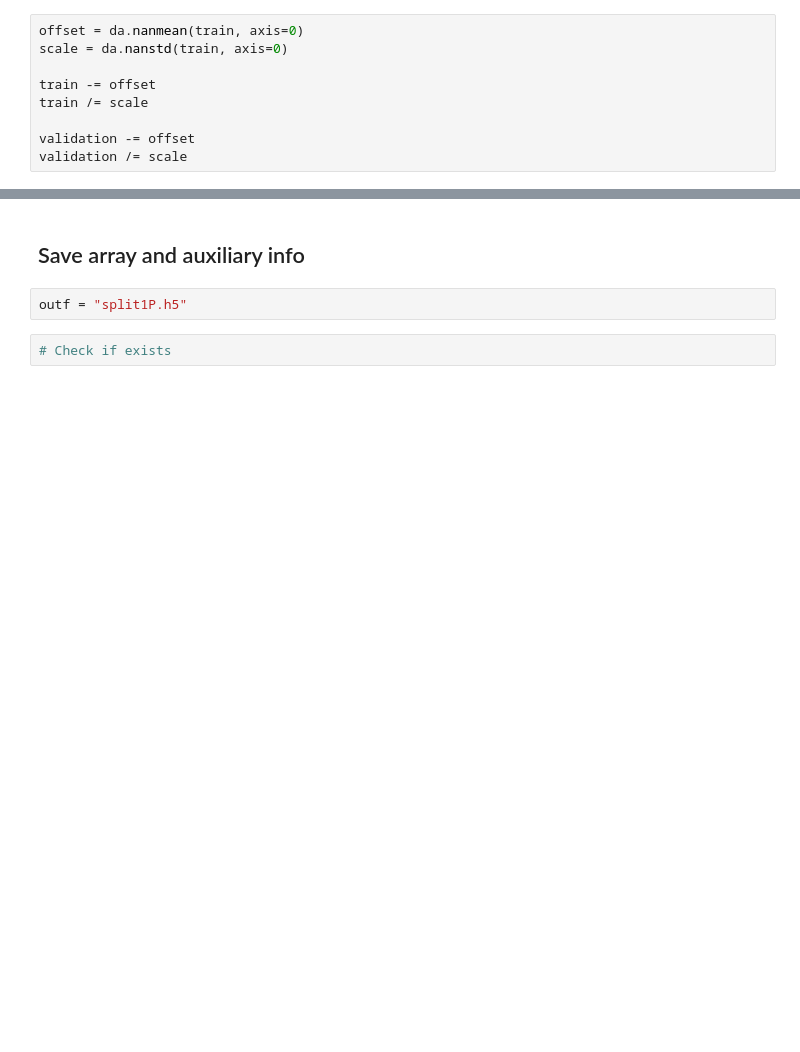
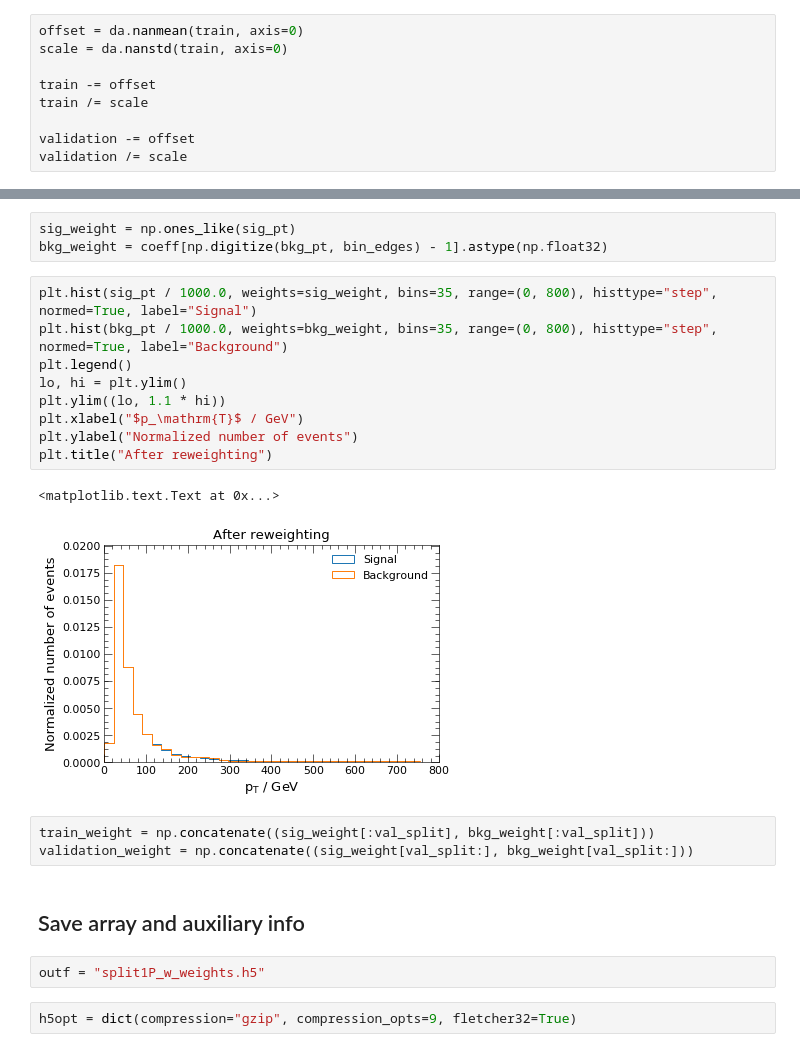
Before and after one commit to chrisieh/rnn-tauid, a Jupyter notebook: plotbooks/dask_experimental.ipynb, the cells around one changed output, grey strips where cells are left out. Drawn from its saved outputs; the diff is of its cells as text; blank space fills up the shorter version.

```diff
--- a/plotbooks/dask_experimental.ipynb
+++ b/plotbooks/dask_experimental.ipynb
@@ -99,9 +188,27 @@ validation /= scale
+# %%
+sig_weight = np.ones_like(sig_pt)
+bkg_weight = coeff[np.digitize(bkg_pt, bin_edges) - 1].astype(np.float32)
+# %%
+plt.hist(sig_pt / 1000.0, weights=sig_weight, bins=35, range=(0, 800), histtype="step", normed=True, label="Signal")
+plt.hist(bkg_pt / 1000.0, weights=bkg_weight, bins=35, range=(0, 800), histtype="step", normed=True, label="Background")
+plt.legend()
+lo, hi = plt.ylim()
+plt.ylim((lo, 1.1 * hi))
+plt.xlabel("$p_\mathrm{T}$ / GeV")
+plt.ylabel("Normalized number of events")
+plt.title("After reweighting")
+# %% [output]
+<matplotlib.text.Text at 0x...>
+[figure, added]
+# %%
+train_weight = np.concatenate((sig_weight[:val_split], bkg_weight[:val_split]))
+validation_weight = np.concatenate((sig_weight[val_split:], bkg_weight[val_split:]))
 # %% [markdown]
 ## Save array and auxiliary info
 # %%
-outf = "split1P.h5"
+outf = "split1P_w_weights.h5"
-# %%
-# Check if exists
+# %%
+h5opt = dict(compression="gzip", compression_opts=9, fletcher32=True)
 # %%
 da.to_hdf5(outf, {"/train": train, "/train_label": train_label,
                   "/validation": validation, "/validation_label": validation_label,
```
Also changed, not shown: parts of 26 cells of this notebook.
